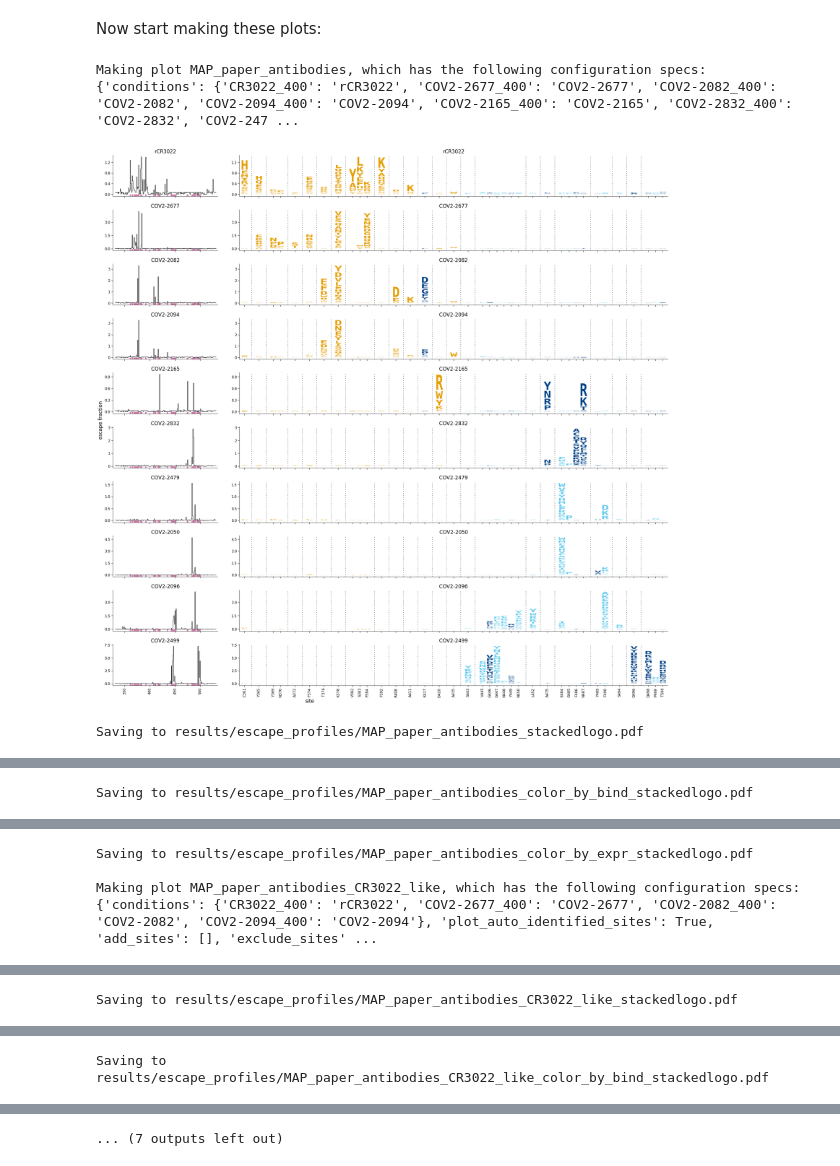
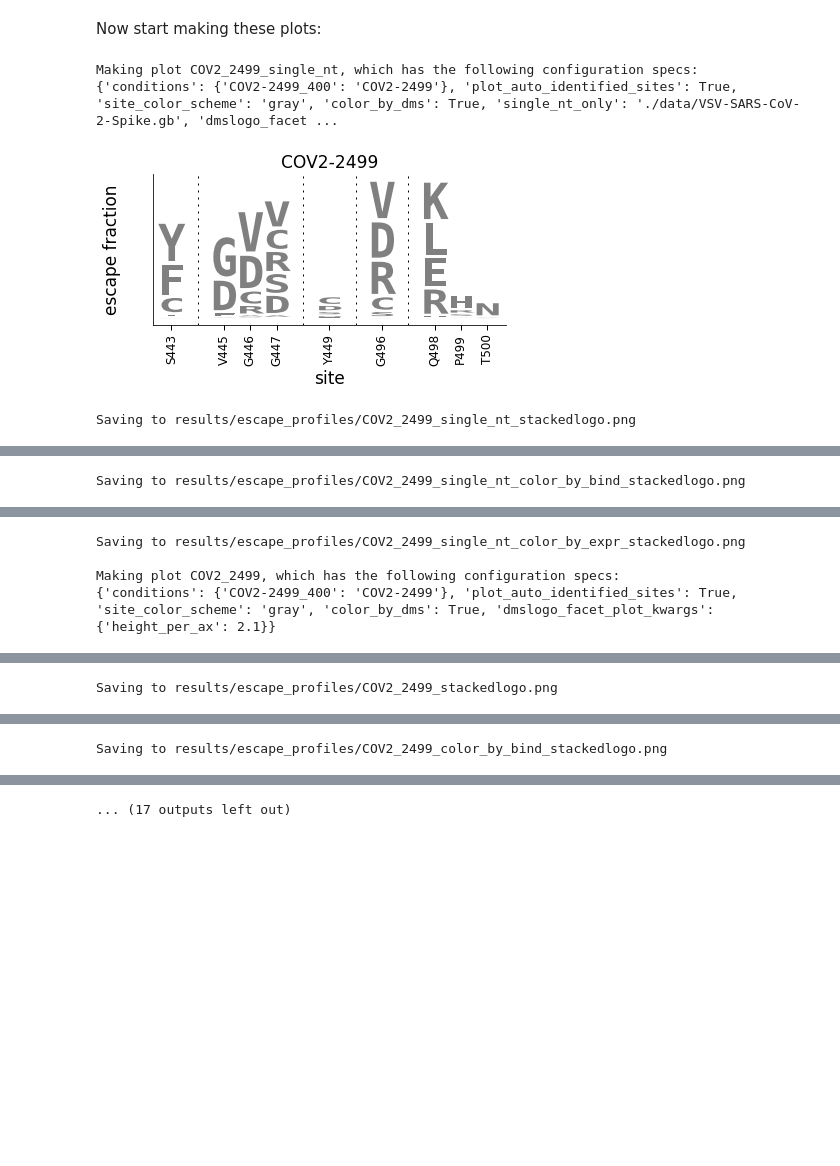
Before and after one commit to jbloomlab/SARS-CoV-2-RBD_MAP_Crowe_antibodies, a Jupyter notebook: analyze_escape_profiles.ipynb, the cells around one changed output, grey strips where cells are left out. Drawn from its saved outputs; the diff is of its cells as text; code cells hidden in the pictures; blank space fills up the shorter version.

Commit message:
*not designed to be merged with master*: Jesse images for HHMI presentation

```diff
--- a/analyze_escape_profiles.ipynb
+++ b/analyze_escape_profiles.ipynb
@@ -318,12 +325,12 @@ for prop in ['bind', 'expr']:
                     maxvalue=max_prop,
                     cmap='YlOrBr',  # color map taken from here: https://matplotlib.org/3.1.0/tutorials/colors/colormaps.html
                     )
-    scalebar_file = os.path.join(config['escape_profiles_dir'], f"{prop}_scalebar.pdf")
+    scalebar_file = os.path.join(config['escape_profiles_dir'], f"{prop}_scalebar.png")
     print(f"\n{prop} ranges from {min_prop} to {max_prop}, here is the scale bar, which is being saved to {scalebar_file}")
     fig, _ = colormap.scale_bar(orientation='horizontal',
                                 label={'bind': 'ACE2 binding',
                                        'expr': 'RBD expression'}[prop])
-    fig.savefig(scalebar_file, bbox_inches='tight')
+    fig.savefig(scalebar_file, bbox_inches='tight', dpi=300, transparent=True)
     display(fig)
     plt.close(fig)
 
@@ -387,6 +394,25 @@ for name, specs in escape_profiles_config.items():
           .assign(condition=lambda x: x['condition'].map(specs['conditions']))
           )
 
+    # see if we are only plotting single-nt available mutations
+    if 'single_nt_only' in specs:
+        nt_seq = str(Bio.SeqIO.read(specs['single_nt_only'], 'genbank').seq)
+        df = (
+            df
+            .assign(codon=lambda x: x['site'].map(lambda r: nt_seq[3 * (r - 1): 3 * r]),
+                    codon_aa=lambda x: x['codon'].map(dms_variants.constants.CODON_TO_AA),
+                    single_nt_accessible=lambda x: x.apply(lambda row: dms_variants.utils.single_nt_accessible(row['codon'],
+                                                                                                               row['mutation'],
+                                                                                                               'false'),
+                                                           axis=1)
+                    )
+            )
+
+        if any(df['wildtype'] != df['codon_aa']):
+            raise ValueError('nucleotide sequence differs DMS RBD amino-acid sequence')
+
+        df = df.query('single_nt_accessible')
+
     # specify order to plot
     df = df.assign(condition=lambda x: pd.Categorical(x['condition'], specs['conditions'].values(), ordered=True))
 
@@ -399,8 +425,10 @@ for name, specs in escape_profiles_config.items():
                           .unique()
                           .tolist()
                           )
-    sites_to_show += specs['add_sites']
-    sites_to_show = set(sites_to_show) - set(specs['exclude_sites'])
+    if 'add_sites' in specs:
+        sites_to_show += specs['add_sites']
+    if 'exclude_sites' in specs:
+        sites_to_show = set(sites_to_show) - set(specs['exclude_sites'])
     df = df.assign(to_show=lambda x: x['site'].isin(sites_to_show))
 
     # is there a site color scheme?
@@ -425,45 +453,41 @@ for name, specs in escape_profiles_config.items():
             else:
                 return row[color_col]
         df = df.assign(color=lambda x: x.apply(mut_color, axis=1))
 
     # get any additional logo plot arguments
     if 'dmslogo_facet_plot_kwargs' in specs:
         dmslogo_facet_plot_kwargs = specs['dmslogo_facet_plot_kwargs']
     else:
         dmslogo_facet_plot_kwargs = {}
 
     # draw plot for each color scheme
-    colors_plotfiles = [(color_col, os.path.join(config['escape_profiles_dir'], f"{name}_stackedlogo.pdf"))]
+    colors_plotfiles = [(color_col, os.path.join(config['escape_profiles_dir'], f"{name}_stackedlogo.png"))]
     if 'color_by_dms' in specs and specs['color_by_dms']:
-        colors_plotfiles += [('bind_color', os.path.join(config['escape_profiles_dir'], f"{name}_color_by_bind_stackedlogo.pdf")),
-                             ('expr_color', os.path.join(config['escape_profiles_dir'], f"{name}_color_by_expr_stackedlogo.pdf"))]
+        colors_plotfiles += [('bind_color', os.path.join(config['escape_profiles_dir'], f"{name}_color_by_bind_stackedlogo.png")),
+                             ('expr_color', os.path.join(config['escape_profiles_dir'], f"{name}_color_by_expr_stackedlogo.png"))]
     for color, plotfile in colors_plotfiles:
-        fig, ax = dmslogo.facet_plot(
+        fig, axes = dmslogo.facet_plot(
             data=df,
             x_col='site',
             show_col='to_show',
             gridrow_col='condition',
             share_ylim_across_rows=False,
-            draw_line_kwargs={'height_col': site_metric,
-                              'ylabel': 'escape fraction',
-                              'widthscale': 1.3,
-                              'show_color': CBPALETTE[-1]},
             draw_logo_kwargs={'letter_height_col': mut_metric,
                               'letter_col': 'mutation',
                               'ylabel': 'escape fraction',
                               'color_col': color,
                               'xtick_col': 'wt_site',
                               'xlabel': 'site'},
-            share_xlabel=True,
-            share_ylabel=True,
             **dmslogo_facet_plot_kwargs,
             )
+        for ax in axes.ravel():
+            ax.set_yticks([])
         display(fig)
         print(f"Saving to {plotfile}")
-        fig.savefig(plotfile, dpi=450, transparent=True, bbox_inches='tight')
+        fig.savefig(plotfile, dpi=300, transparent=True, bbox_inches='tight')
         plt.close(fig)
 # %% [output]
-Making plot MAP_paper_antibodies, which has the following configuration specs:
-{'conditions': {'CR3022_400': 'rCR3022', 'COV2-2677_400': 'COV2-2677', 'COV2-2082_400': 'COV2-2082', 'COV2-2094_400': 'COV2-2094', 'COV2-2165_400': 'COV2-2165', 'COV2-2832_400': 'COV2-2832', 'COV2-247 ...
+Making plot COV2_2499_single_nt, which has the following configuration specs:
+{'conditions': {'COV2-2499_400': 'COV2-2499'}, 'plot_auto_identified_sites': True, 'site_color_scheme': 'gray', 'color_by_dms': True, 'single_nt_only': './data/VSV-SARS-CoV-2-Spike.gb', 'dmslogo_facet ...
-[figure, old version]
+[figure, new version]
-Saving to results/escape_profiles/MAP_paper_antibodies_stackedlogo.pdf
+Saving to results/escape_profiles/COV2_2499_single_nt_stackedlogo.png
@@ -471 +495 @@ Saving to results/escape_profiles/MAP_paper_antibodies_stackedlogo.pdf
-Saving to results/escape_profiles/MAP_paper_antibodies_color_by_bind_stackedlogo.pdf
+Saving to results/escape_profiles/COV2_2499_single_nt_color_by_bind_stackedlogo.png
@@ -473,4 +497,4 @@ Saving to results/escape_profiles/MAP_paper_antibodies_color_by_bind_stackedlogo
-Saving to results/escape_profiles/MAP_paper_antibodies_color_by_expr_stackedlogo.pdf
+Saving to results/escape_profiles/COV2_2499_single_nt_color_by_expr_stackedlogo.png
 
-Making plot MAP_paper_antibodies_CR3022_like, which has the following configuration specs:
-{'conditions': {'CR3022_400': 'rCR3022', 'COV2-2677_400': 'COV2-2677', 'COV2-2082_400': 'COV2-2082', 'COV2-2094_400': 'COV2-2094'}, 'plot_auto_identified_sites': True, 'add_sites': [], 'exclude_sites' ...
+Making plot COV2_2499, which has the following configuration specs:
+{'conditions': {'COV2-2499_400': 'COV2-2499'}, 'plot_auto_identified_sites': True, 'site_color_scheme': 'gray', 'color_by_dms': True, 'dmslogo_facet_plot_kwargs': {'height_per_ax': 2.1}}
@@ -478 +502 @@ Making plot MAP_paper_antibodies_CR3022_like, which has the following configurat
-Saving to results/escape_profiles/MAP_paper_antibodies_CR3022_like_stackedlogo.pdf
+Saving to results/escape_profiles/COV2_2499_stackedlogo.png
@@ -480 +504 @@ Saving to results/escape_profiles/MAP_paper_antibodies_CR3022_like_stackedlogo.p
-Saving to results/escape_profiles/MAP_paper_antibodies_CR3022_like_color_by_bind_stackedlogo.pdf
+Saving to results/escape_profiles/COV2_2499_color_by_bind_stackedlogo.png
@@ -482 +506 @@ Saving to results/escape_profiles/MAP_paper_antibodies_CR3022_like_color_by_bind
-... (7 outputs left out)
+... (17 outputs left out)
```
Also changed, not shown: parts of 5 cells of this notebook, 3 other files.
